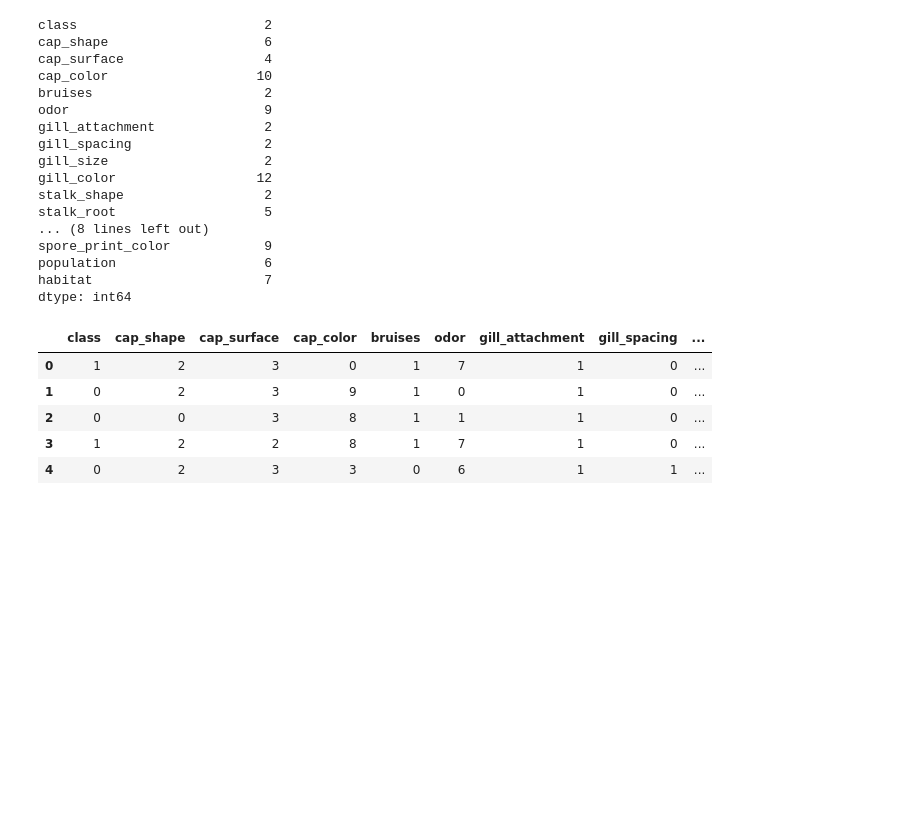
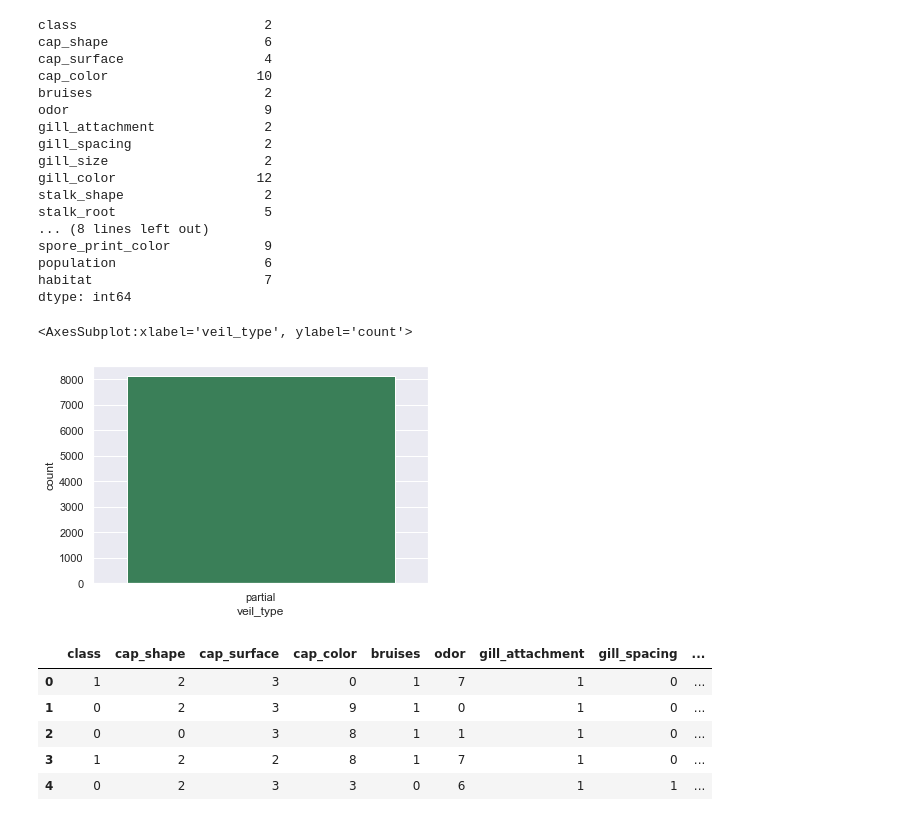
Before and after one commit to Vaishali715/Final_Project, a Jupyter notebook: Data_Visualization.ipynb, the cells around one changed output. Saved outputs shown, nothing was run; the diff lists cells and outputs as text; code cells hidden in the pictures; blank space fills up the shorter version.

```diff
--- a/Data_Visualization.ipynb
+++ b/Data_Visualization.ipynb
@@ -80,6 +77,11 @@ spore_print_color            9
 population                   6
 habitat                      7
 dtype: int64
+# %%
+sns.countplot(data=clean_mushroom, x='veil_type', color='seagreen')
+# %% [output]
+<AxesSubplot:xlabel='veil_type', ylabel='count'>
+[figure, added]
 # %%
 # Drop unnecessary features
 clean_mushroom = clean_mushroom.drop(["veil_type"], axis=1)
```
Also changed, not shown: parts of 43 cells of this notebook, 12 other files.
